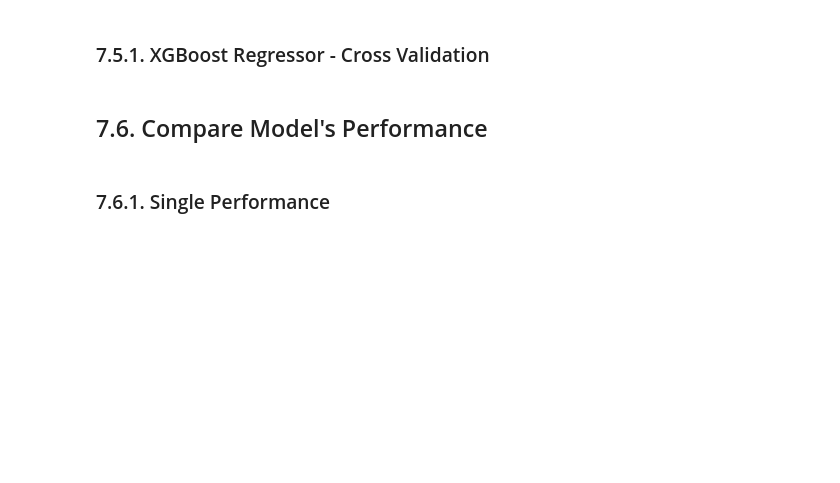
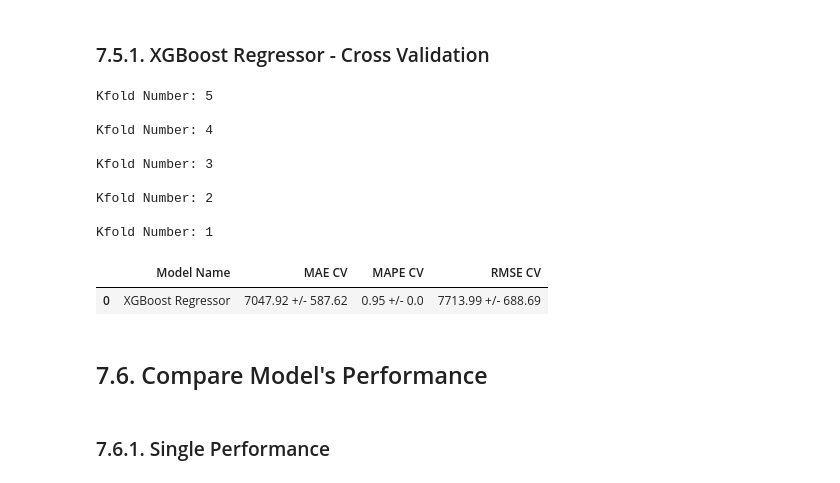
Before and after one commit to RomuloCunhaLima/store_sales_Rossmann, a Jupyter notebook: m07_v01_store_sales_prediction.ipynb, the cells around one changed output. Saved outputs shown, nothing was run; the diff lists cells and outputs as text; code cells hidden in the pictures; blank space fills up the shorter version.

```diff
--- a/m07_v01_store_sales_prediction.ipynb
+++ b/m07_v01_store_sales_prediction.ipynb
@@ -1118,8 +1135,20 @@ lrr_result_cv
 # %% [markdown]
 ### 7.5.1. XGBoost Regressor - Cross Validation
 # %%
-#xgb_result_cv = cross_validation(x_training, 5, 'XGBoost Regressor', model_xgb, verbose=True)
-#xgb_result_cv
+xgb_result_cv = cross_validation(x_training, 5, 'XGBoost Regressor', model_xgb, verbose=True)
+xgb_result_cv
+# %% [output]
+Kfold Number: 5
+
+Kfold Number: 4
+
+Kfold Number: 3
+
+Kfold Number: 2
+
+Kfold Number: 1
+|  | Model Name | MAE CV | MAPE CV | RMSE CV |
+| 0 | XGBoost Regressor | 7047.92 +/- 587.62 | 0.95 +/- 0.0 | 7713.99 +/- 688.69 |
 # %% [markdown]
 ## 7.6. Compare Model's Performance
 # %% [markdown]
```
Also changed, not shown: parts of 15 cells of this notebook, 2 other files.
